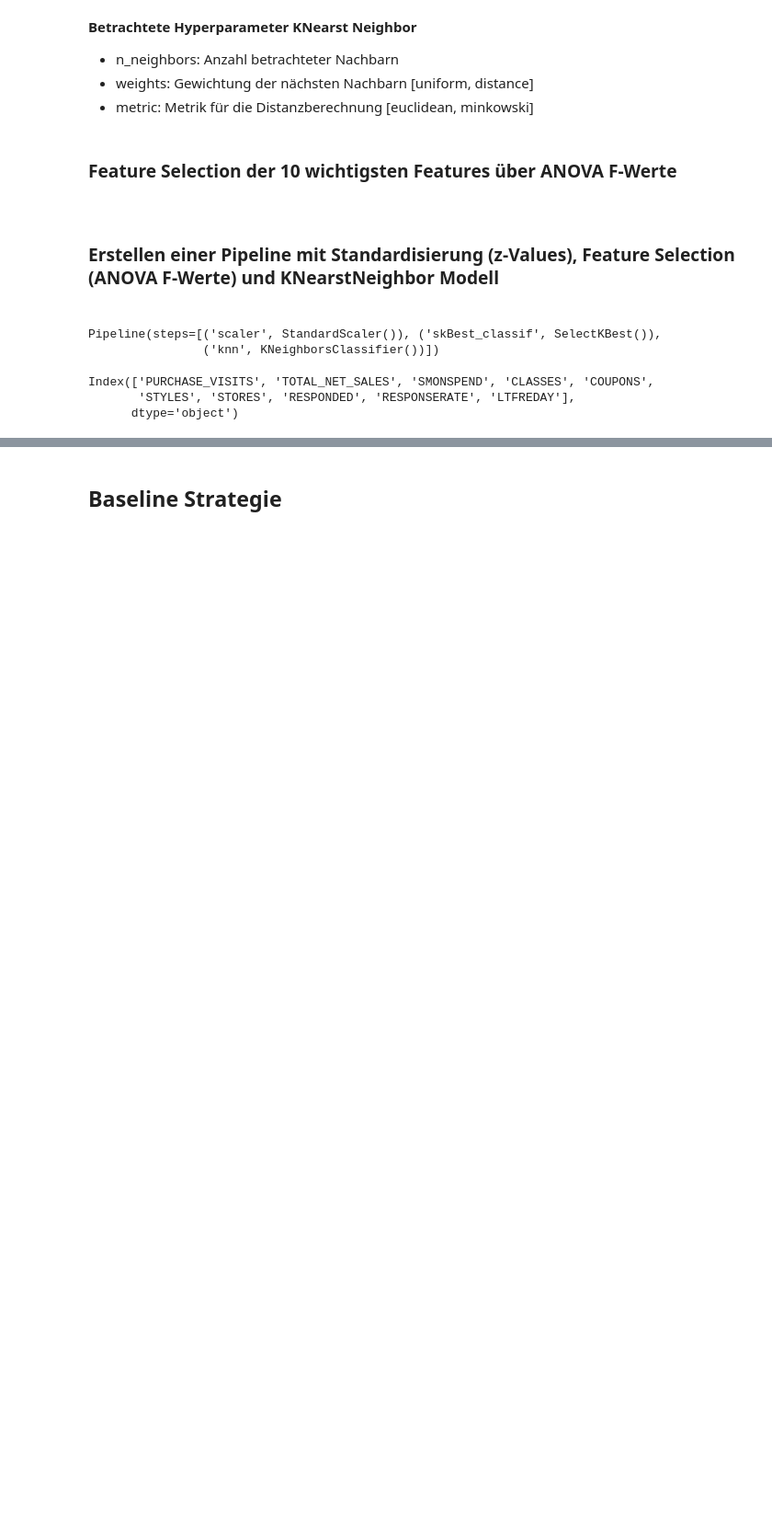
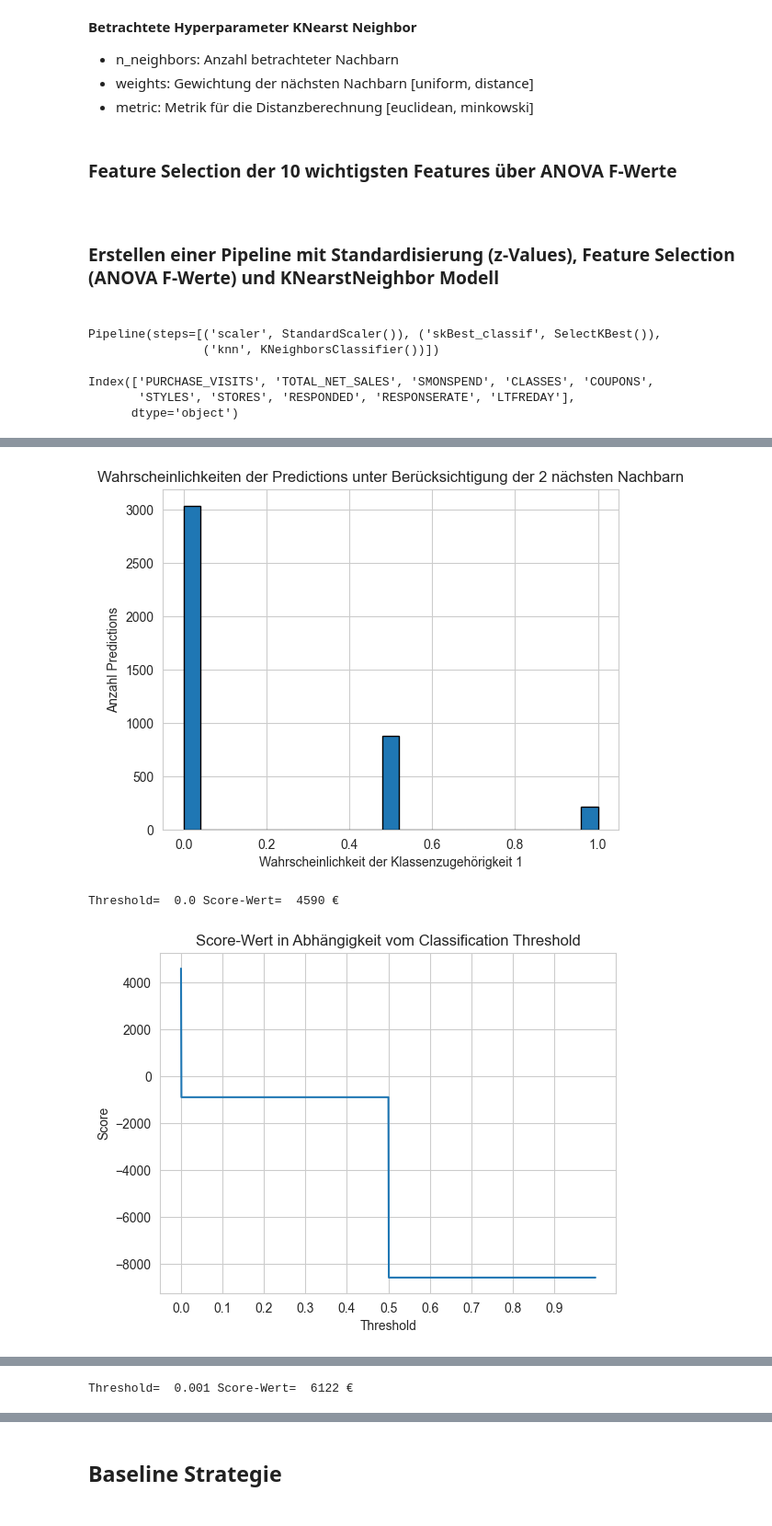
Before and after one commit to Konsti-Boegel/anwendungsfelderBusinessAnalytics, a Jupyter notebook: k_nearst_neighbor.ipynb, the cells around one changed output, grey strips where cells are left out. Shown at 92% size. Saved outputs shown, nothing was run; the diff lists cells and outputs as text; code cells hidden in the pictures; blank space fills up the shorter version.

```diff
--- a/k_nearst_neighbor.ipynb
+++ b/k_nearst_neighbor.ipynb
@@ -186,7 +196,7 @@ def to_labels(probabilities, threshold):
 
 #Thresholds evaluieren
 # Erstellen und Trainieren einer neuen Modellinstanz mit den zuvor ermittelten besten Hyperparametern bei Berücksichtung des Gewinns/Verlusts
-pipe.set_params(knn__n_neighbors=2, knn__metric = "euclidiean", knn__weights="uniform").fit(X_train, y_train)
+pipe.set_params(knn__n_neighbors=2, knn__metric = "euclidean", knn__weights="uniform").fit(X_train, y_train)
 # Vorhersage der Zielvariablen auf für die Test1 Daten
 y_predicted = (pipe.predict_proba(X_test_1))
 # Ermitteln der Wahrscheinlichkeiten mit denen eine Klassifikation der Klasse 1 (Kunde reagiert) erfolgt
@@ -214,31 +224,35 @@ plt.xlabel("Threshold")
 plt.ylabel('Score')
 plt.show()
 
 # Erstellen und Trainieren einer neuen Modellinstanz mit den zuvor ermittelten besten Hyperparametern bei Berücksichtung der Accuracy
-pipe.set_params(knn__n_neighbors=20, knn_metric = "euclidean", knn__weights="uniform").fit(X_train, y_train)
+pipe.set_params(knn__n_neighbors=20, knn__metric = "euclidean", knn__weights="uniform").fit(X_train, y_train)
 # Vorhersage der Zielvariablen auf für die Test1 Daten
 y_predicted = (pipe.predict_proba(X_test_1))
 # Ermitteln der Wahrscheinlichkeiten mit denen eine Klassifiaktion der Klasse 1 (Kunde reagiert) erfolgt
 probs = y_predicted[:,1]
 # Darstellung der Wahrscheinlichkeiten in einem Histogramm
 plt.hist(probs, bins=25, edgecolor='black')
 plt.xlabel('Wahrscheinlichkeit der Klassenzugehörigkeit 1')
 plt.ylabel('Anzahl Predictions')
 plt.title('Wahrscheinlichkeiten der Predictions unter Berücksichtigung der 20 nächsten Nachbarn')
 plt.show()
 
 # Liste mit Thresholds von 0 bis 1 in 0.001 Steps
 thresholds = np.arange(0,1,0.001)
 # Ermitteln der Scores unter Berücksichtigung der unterschiedlichen Thresholds
 scores = [get_result_score(y_test_1,to_labels(probs,t)) for t in thresholds]
 # Ermitteln des List Indexes an dem der Gewinn/Erlös am größten ist
 max_threshold = np.argmax(scores)
 # Ausgabe des besten Gewinns/Verlusts mit optimalen Threshold
 print("Threshold= ",thresholds[max_threshold],"Score-Wert= ",scores[max_threshold], "€")
 # Darstellung des Gewinns/Verlusts unter Berücksichtigung der Thresholds
 plt.plot(np.arange(0,1,0.001), scores)
 plt.xticks(np.arange(0,1,0.1))
 plt.title("Score-Wert in Abhängigkeit vom Classification Threshold")
 plt.xlabel("Threshold")
 plt.ylabel('Score')
 plt.show()
+# %% [output]
+[figure, added]
+Threshold=  0.0 Score-Wert=  4590 €
+[figure, added]
@@ -244,0 +260 @@ plt.show()
+Threshold=  0.001 Score-Wert=  6122 €
```
Also changed, not shown: parts of 9 cells of this notebook, 3 other files.
